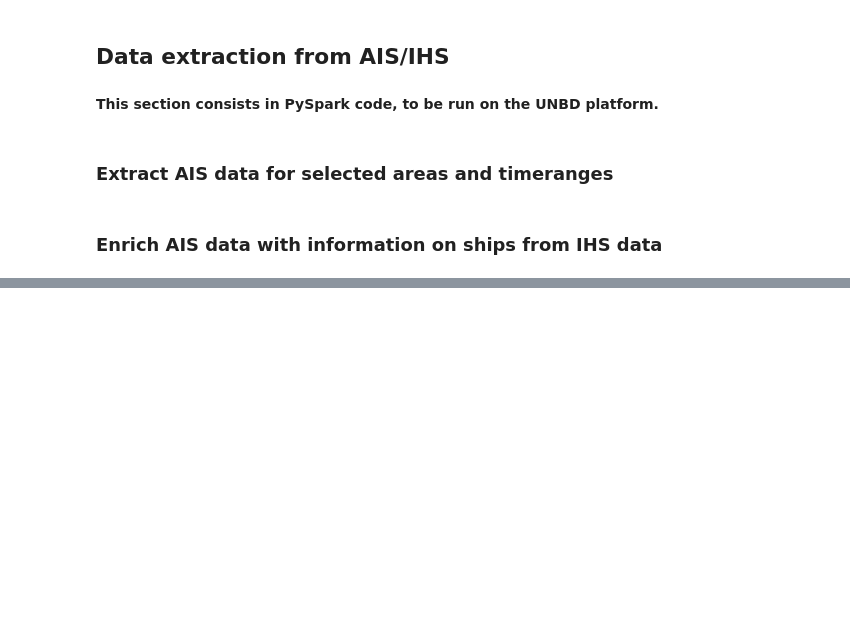
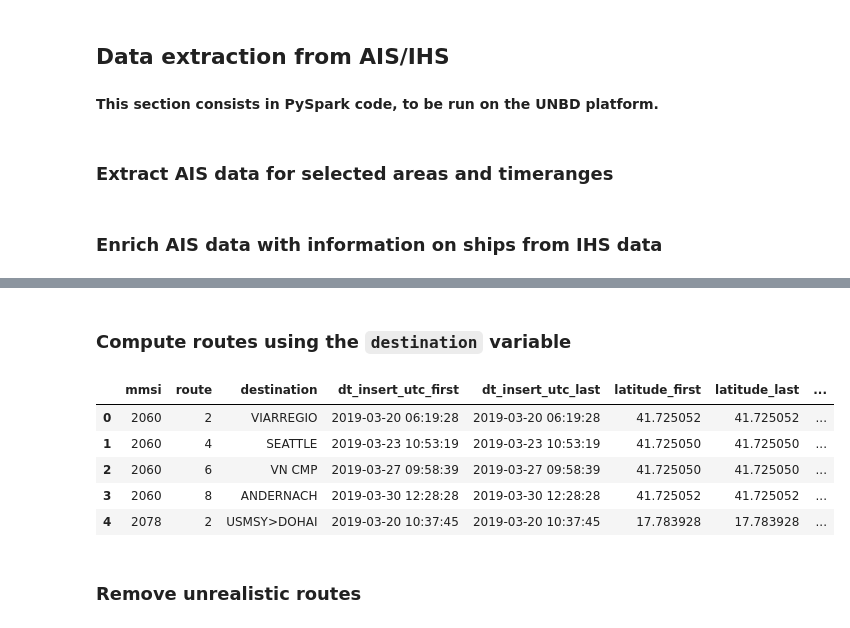
Before and after one commit to InseeFrLab/hackathon-un-2022, a Jupyter notebook: notebooks/notebook_final.ipynb, the cells around one changed output, grey strips where cells are left out. Drawn from its saved outputs; the diff is of its cells as text; code cells hidden in the pictures; blank space fills up the shorter version.

```diff
--- a/notebooks/notebook_final.ipynb
+++ b/notebooks/notebook_final.ipynb
@@ -123,0 +153,43 @@ spark.stop()
+# %% [markdown]
+### Compute routes using the `destination` variable
+# %%
+ais_df = ais_df.sort_values(by=['mmsi', 'dt_insert_utc'])
+# %%
+destination_mapping = {
+    destination: index for destination, index in zip(ais_df.destination.unique(), np.arange(ais_df.destination.nunique()))
+}
+
+ais_df['destination_index'] = ais_df['destination'].map(destination_mapping)
+ais_df['destination_index'] = ais_df['destination_index'].fillna(-1)
+ais_df['destination_index'] = ais_df['destination_index'].astype(int)
+# %%
+def assign_routes_to_group(x):
+    return x['destination_index'].diff().ne(0).cumsum()
+
+ais_df['route'] =  ais_df.groupby('mmsi').apply(
+    assign_routes_to_group
+).reset_index(level=0, drop=True)
+# %%
+routes_df = ais_df.groupby(['mmsi', 'route', 'destination']).agg(
+    {
+        'dt_insert_utc': ['first', 'last'],
+        'latitude': ['first', 'last'],
+        'longitude': ['first', 'last'],
+        'route': 'count'
+    }
+)
+
+routes_df.columns = routes_df.columns.map('_'.join).str.strip('_')
+routes_df = routes_df.reset_index()
+routes_df = routes_df.sort_values(by=['mmsi', 'route'])
+# %%
+routes_df.head(5)
+# %% [output]
+|  | mmsi | route | destination | dt_insert_utc_first | dt_insert_utc_last | latitude_first | latitude_last | ... |
+| 0 | 2060 | 2 | VIARREGIO | 2019-03-20 06:19:28 | 2019-03-20 06:19:28 | 41.725052 | 41.725052 | ... |
+| 1 | 2060 | 4 | SEATTLE | 2019-03-23 10:53:19 | 2019-03-23 10:53:19 | 41.725050 | 41.725050 | ... |
+| 2 | 2060 | 6 | VN CMP | 2019-03-27 09:58:39 | 2019-03-27 09:58:39 | 41.725050 | 41.725050 | ... |
+| 3 | 2060 | 8 | ANDERNACH | 2019-03-30 12:28:28 | 2019-03-30 12:28:28 | 41.725052 | 41.725052 | ... |
+| 4 | 2078 | 2 | USMSY>DOHAI | 2019-03-20 10:37:45 | 2019-03-20 10:37:45 | 17.783928 | 17.783928 | ... |
+# %% [markdown]
+### Remove unrealistic routes
```
Also changed, not shown: parts of 24 cells of this notebook, 1 other file.
